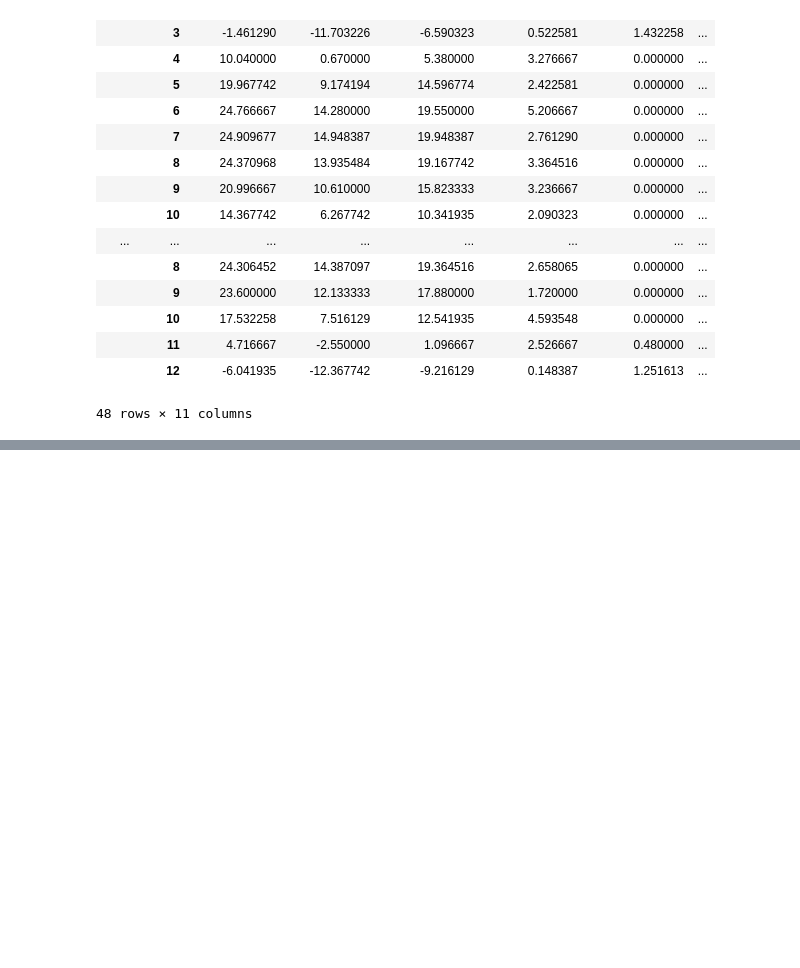
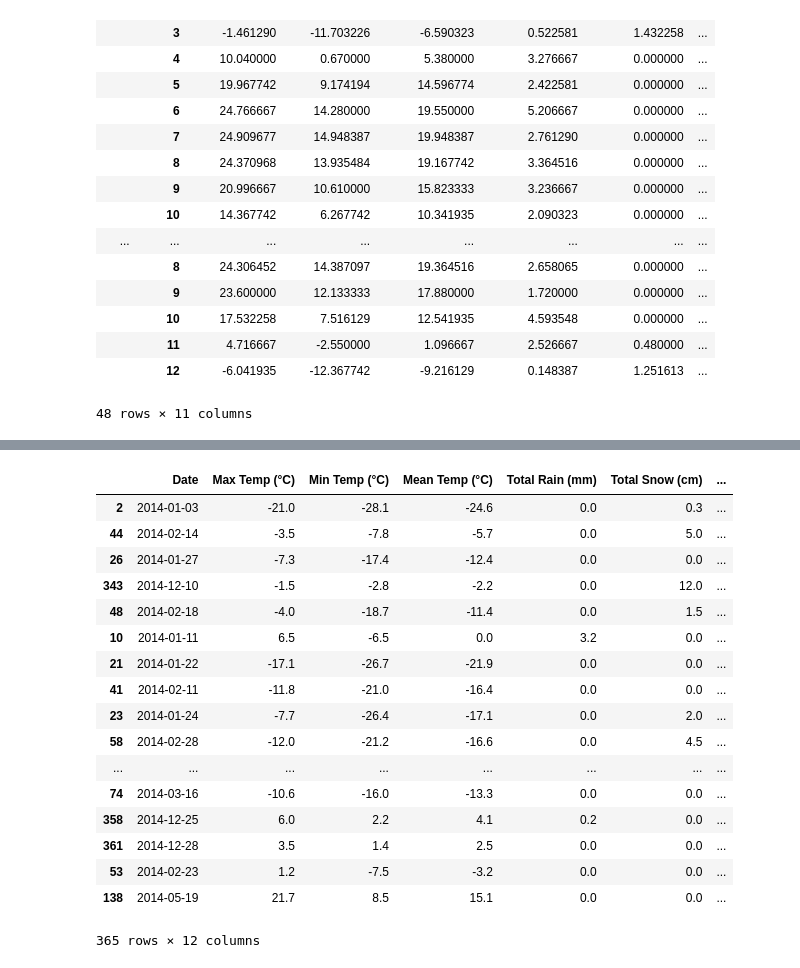
Before and after one commit to akiencore/collisionInOttawa2014to2017, a Jupyter notebook: HPIntegration_Analysis.ipynb, the cells around one changed output, grey strips where cells are left out. Cells and saved outputs as stored; diff of their text form; code cells hidden in the pictures; blank space fills up the shorter version.

```diff
--- a/HPIntegration_Analysis.ipynb
+++ b/HPIntegration_Analysis.ipynb
@@ -351,0 +517,21 @@ df_avg
+# %%
+wt1417[wt1417["Year"]==2014].sort_values(["Number of Collisions"], ascending=[0])
+# %% [output]
+|  | Date | Max Temp (°C) | Min Temp (°C) | Mean Temp (°C) | Total Rain (mm) | Total Snow (cm) | ... |
+| 2 | 2014-01-03 | -21.0 | -28.1 | -24.6 | 0.0 | 0.3 | ... |
+| 44 | 2014-02-14 | -3.5 | -7.8 | -5.7 | 0.0 | 5.0 | ... |
+| 26 | 2014-01-27 | -7.3 | -17.4 | -12.4 | 0.0 | 0.0 | ... |
+| 343 | 2014-12-10 | -1.5 | -2.8 | -2.2 | 0.0 | 12.0 | ... |
+| 48 | 2014-02-18 | -4.0 | -18.7 | -11.4 | 0.0 | 1.5 | ... |
+| 10 | 2014-01-11 | 6.5 | -6.5 | 0.0 | 3.2 | 0.0 | ... |
+| 21 | 2014-01-22 | -17.1 | -26.7 | -21.9 | 0.0 | 0.0 | ... |
+| 41 | 2014-02-11 | -11.8 | -21.0 | -16.4 | 0.0 | 0.0 | ... |
+| 23 | 2014-01-24 | -7.7 | -26.4 | -17.1 | 0.0 | 2.0 | ... |
+| 58 | 2014-02-28 | -12.0 | -21.2 | -16.6 | 0.0 | 4.5 | ... |
+| ... | ... | ... | ... | ... | ... | ... | ... |
+| 74 | 2014-03-16 | -10.6 | -16.0 | -13.3 | 0.0 | 0.0 | ... |
+| 358 | 2014-12-25 | 6.0 | 2.2 | 4.1 | 0.2 | 0.0 | ... |
+| 361 | 2014-12-28 | 3.5 | 1.4 | 2.5 | 0.0 | 0.0 | ... |
+| 53 | 2014-02-23 | 1.2 | -7.5 | -3.2 | 0.0 | 0.0 | ... |
+| 138 | 2014-05-19 | 21.7 | 8.5 | 15.1 | 0.0 | 0.0 | ... |
+365 rows × 12 columns
```
Also changed, not shown: parts of 16 cells of this notebook.
